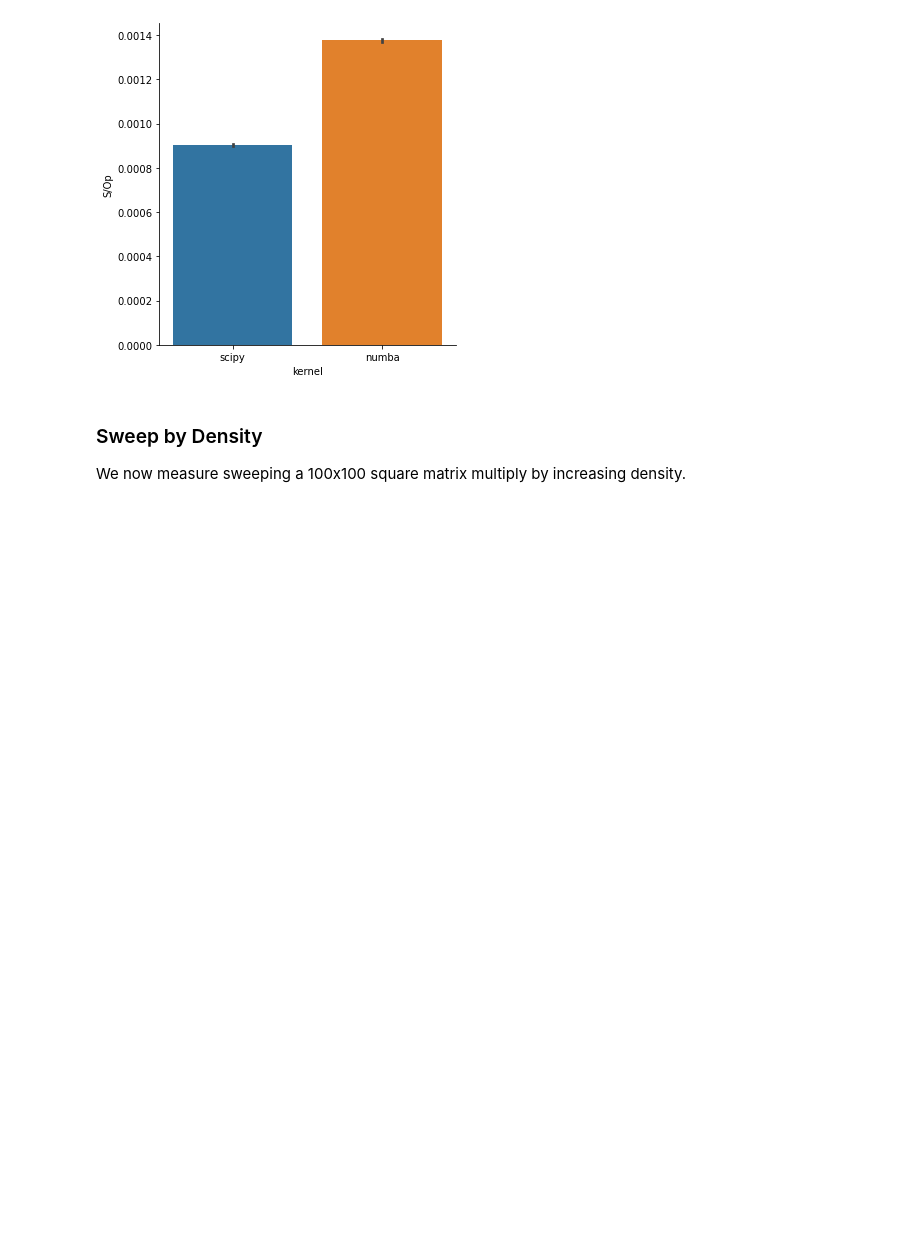
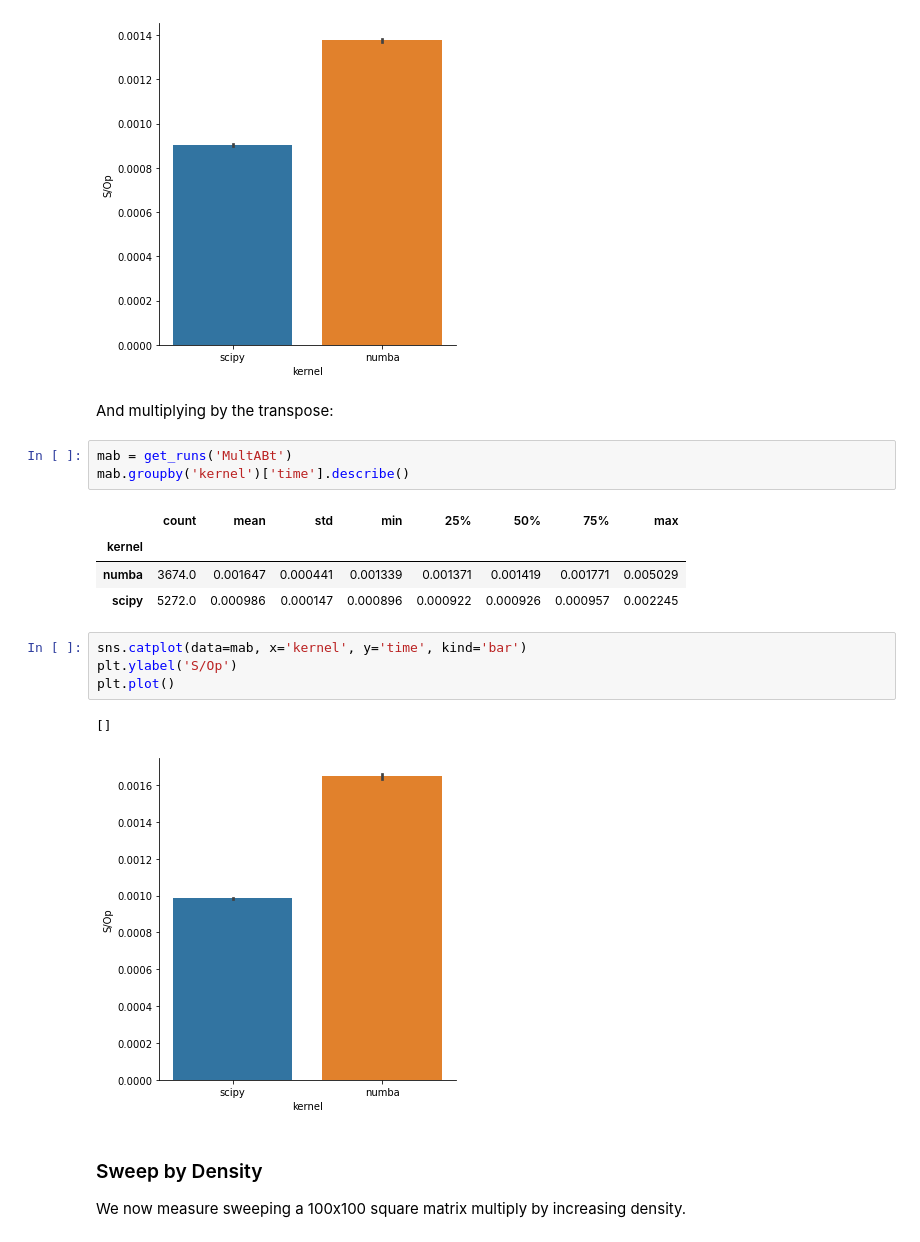
Before and after one commit to lenskit/csr, a Jupyter notebook: Timings.ipynb, the cells around one changed output. Cells and saved outputs as stored; diff of their text form; blank space fills up the shorter version.

```diff
--- a/Timings.ipynb
+++ b/Timings.ipynb
@@ -72,6 +60,23 @@ plt.plot()
 # %% [output]
 []
 [figure]
+# %% [markdown]
+And multiplying by the transpose:
+# %%
+mab = get_runs('MultABt')
+mab.groupby('kernel')['time'].describe()
+# %% [output]
+|  | count | mean | std | min | 25% | 50% | 75% | max |
+| kernel |  |  |  |  |  |  |  |  |
+| numba | 3674.0 | 0.001647 | 0.000441 | 0.001339 | 0.001371 | 0.001419 | 0.001771 | 0.005029 |
+| scipy | 5272.0 | 0.000986 | 0.000147 | 0.000896 | 0.000922 | 0.000926 | 0.000957 | 0.002245 |
+# %%
+sns.catplot(data=mab, x='kernel', y='time', kind='bar')
+plt.ylabel('S/Op')
+plt.plot()
+# %% [output]
+[]
+[figure, added]
 # %% [markdown]
 ### Sweep by Density
 
```
Also changed, not shown: parts of 5 cells of this notebook, 1 other file.
